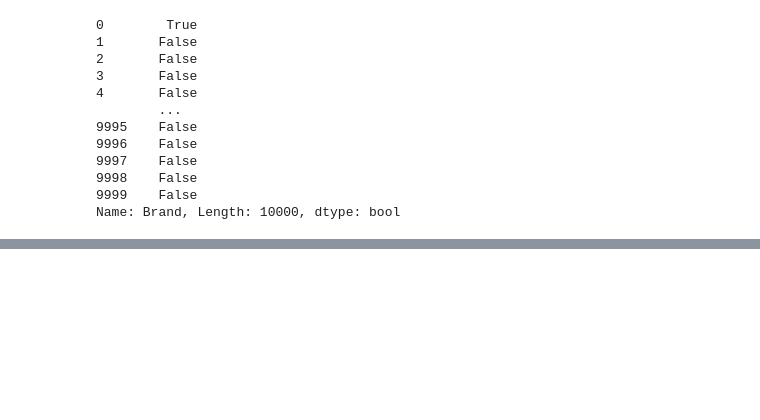
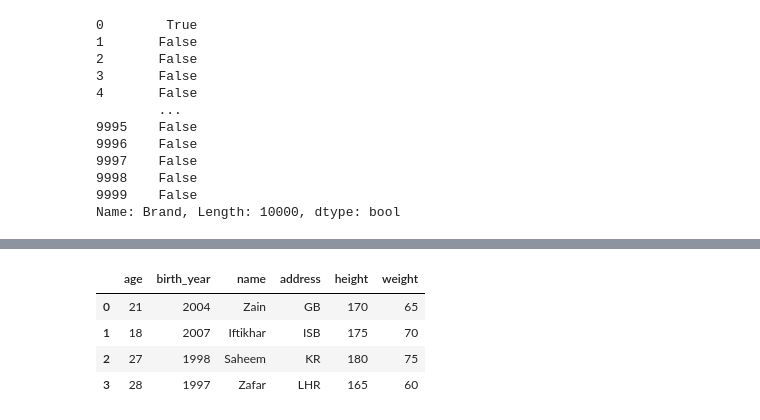
Before and after one commit to Artificial-Intelligence-Appo-Matrix/Python-Labs, a Jupyter notebook: Pandas_labs.ipynb, the cells around one changed output, grey strips where cells are left out. Drawn from its saved outputs; the diff is of its cells as text; code cells hidden in the pictures; blank space fills up the shorter version.

```diff
--- a/Pandas_labs.ipynb
+++ b/Pandas_labs.ipynb
@@ -637,0 +644,7 @@ Name: Brand, Length: 10000, dtype: bool
+# %%
+data = {'age': [21, 18, 27, 28],
+        'name': ['Zain', 'Iftikhar', 'Saheem', 'Zafar'],
+        'address': ['GB', 'ISB', 'KR','LHR']}
+
+df = pd.DataFrame(data)
+df
@@ -637,0 +697,12 @@ Name: Brand, Length: 10000, dtype: bool
+# %%
+new_columns_data = {'height': [170, 175, 180, 165],
+                    'weight': [65, 70, 75, 60]}
+new_columns_df = pd.DataFrame(new_columns_data)
+
+df = pd.DataFrame(data)
+
+
+df.insert(3, 'height', new_columns_df['height'])
+df.insert(4, 'weight', pd.Series(new_columns_df['weight']))
+
+print(df)
@@ -637,0 +715,2 @@ Name: Brand, Length: 10000, dtype: bool
+# %%
+df['birth_year']=[1,2,3,4]
@@ -637,0 +725,12 @@ Name: Brand, Length: 10000, dtype: bool
+# %%
+if 'birth_year' in df.columns:
+    df.drop(columns=['birth_year'], inplace=True)
+df.insert(1, 'birth_year', 2025 - df['age'])
+# %%
+df
+# %% [output]
+|  | age | birth_year | name | address | height | weight |
+| 0 | 21 | 2004 | Zain | GB | 170 | 65 |
+| 1 | 18 | 2007 | Iftikhar | ISB | 175 | 70 |
+| 2 | 27 | 1998 | Saheem | KR | 180 | 75 |
+| 3 | 28 | 1997 | Zafar | LHR | 165 | 60 |
```
Also changed, not shown: parts of 34 cells of this notebook.
